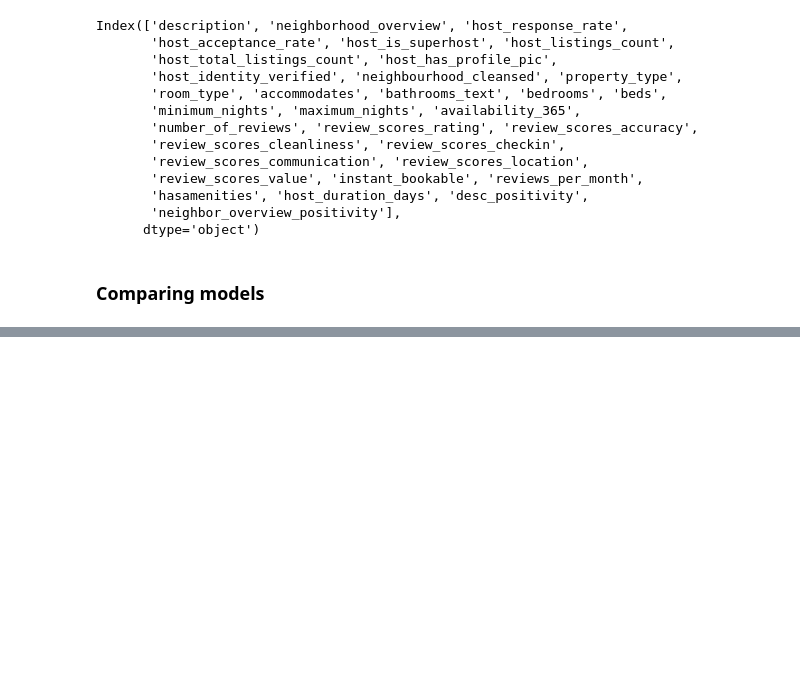
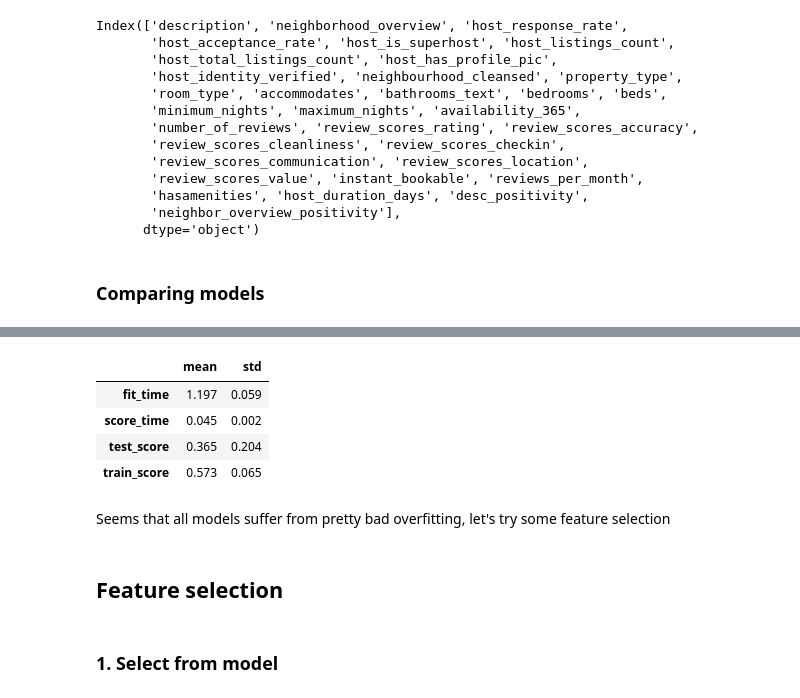
Before and after one commit to billwan96/Vancouver_Airbnb_price_predictor, a Jupyter notebook: analysis.ipynb, the cells around one changed output, grey strips where cells are left out. Cells and saved outputs as stored; diff of their text form; code cells hidden in the pictures; blank space fills up the shorter version.

```diff
--- a/analysis.ipynb
+++ b/analysis.ipynb
@@ -272,0 +305,22 @@ cross_val_results['poly_ridge']
+# %%
+# 4. Random forest
+from sklearn.ensemble import RandomForestRegressor
+
+# Setup the pipeline
+rforest = make_pipeline(preprocessor, RandomForestRegressor(n_estimators=20, random_state=123, n_jobs=-1))
+ttr_rforest = TransformedTargetRegressor(regressor=rforest, func=np.log1p, inverse_func=np.expm1)
+cv_df = pd.DataFrame(cross_validate(ttr_rforest, X_train, y_train, return_train_score=True, cv = 10))
+cross_val_results['random_forest'] = cv_df.agg(['mean', 'std']).round(3).T
+cross_val_results['random_forest']
+# %% [output]
+|  | mean | std |
+| fit_time | 1.197 | 0.059 |
+| score_time | 0.045 | 0.002 |
+| test_score | 0.365 | 0.204 |
+| train_score | 0.573 | 0.065 |
+# %% [markdown]
+Seems that all models suffer from pretty bad overfitting, let's try some feature selection
+# %% [markdown]
+## Feature selection
+# %% [markdown]
+### 1. Select from model
```
Also changed, not shown: parts of 9 cells of this notebook.
